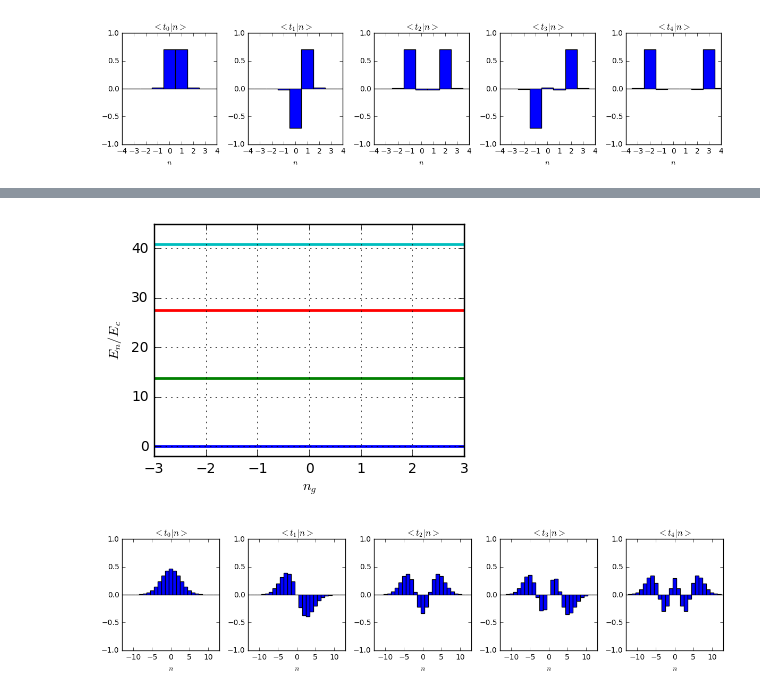
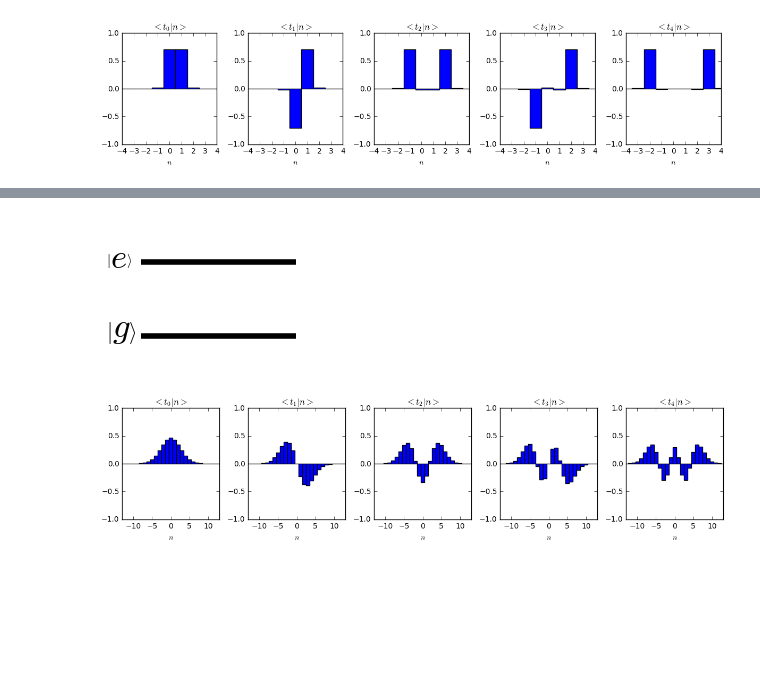
Before and after one commit to safoex/qubitlab, a Jupyter notebook: python/qutip/charge.ipynb, the cells around one changed output, grey strips where cells are left out. Drawn from its saved outputs; the diff is of its cells as text; code cells hidden in the pictures; blank space fills up the shorter version.

```diff
--- a/python/qutip/charge.ipynb
+++ b/python/qutip/charge.ipynb
@@ -39,15 +39,15 @@ Hj = num(N_s)*0
 for n in range(0,N_s):
     Hj = Hj +(projector(N_s,n,n+1) + projector(N_s,n+1,n))
 # %%
-Ec = 10
-Ej = 1
+Ec = 1
+Ej = 100
 print(N_states)
 n = num_pm(N_states)
 ng = 0
 Hc = Ec*(n-ng)**2
 
 eigs = np.zeros((ng_steps,2*N_states+1), dtype=np.float)
-ng_space = np.linspace(0.3,0.7,ng_steps)
+ng_space = np.linspace(-1,1,ng_steps)
 Hj = zero_pm(N_states)
 for n in range(-N_states,N_states+1):
     Hj = Hj - 0.5*Ej*(projector_pm(N_states,n,n+1) + projector_pm(N_states,n+1,n))
@@ -128,15 +149,21 @@ plt.savefig("charge_2_eigenstates.pdf",bbox_inches="tight")
 # %%
-fig = plt.figure(figsize=(4,3),dpi=600)
+fig = plt.figure(figsize=(2,1.5),dpi=600)
 charge = fig.add_subplot(111)
 #charge.set_title(r'Зарядовый кубит $E_j/E_c = 0.1$'+'\n')
-charge.set_xlabel(r'$n_g$')
-charge.set_ylabel(r'$E_n/E_c$')
-charge.plot(ng_space,eigs[:,0:4]/Ec,linewidth = 2)
-charge.grid()
-charge.set_ylim([-2,45])
-plt.savefig("transmon_100.pdf",bbox_inches="tight")
+#charge.set_xlabel(r'$n_g$')
+#charge.set_ylabel(r'$E_n/E_c$')
+charge.plot(ng_space,eigs[:,0:2]/Ec,'black',linewidth = 4)
+#charge.plot(ng_space,eigs[:,2:6]/Ec,'black',linewidth = 2)
+
+#charge.grid()
+charge.set_ylim([-2,20])
+w01 = eigs[0][1]
+charge.axis('off')
+charge.text(-1.45,0, r"$\left|g\right>$", fontsize = "25")
+charge.text(-1.45,13, r"$\left|e\right>$", fontsize = "25")
+plt.savefig("two_level_transmon.pdf",bbox_inches="tight")
 # %% [output]
-[figure, old version]
+[figure, new version]
 # %%
 fig = plt.figure(figsize=(12,3),dpi=300)
 func = [0 for x in range(0,5)]
```
Also changed, not shown: parts of 2 cells of this notebook, 5 other files.
